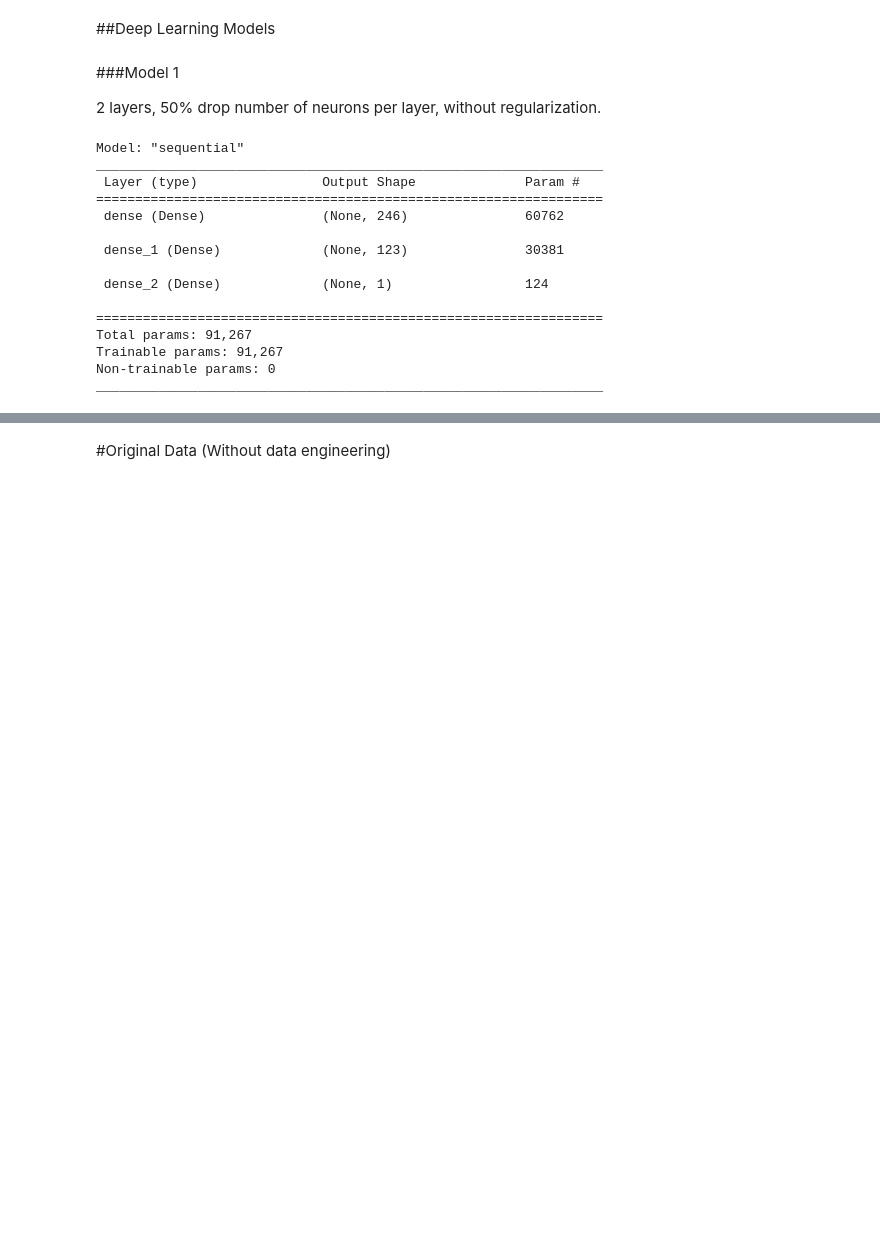
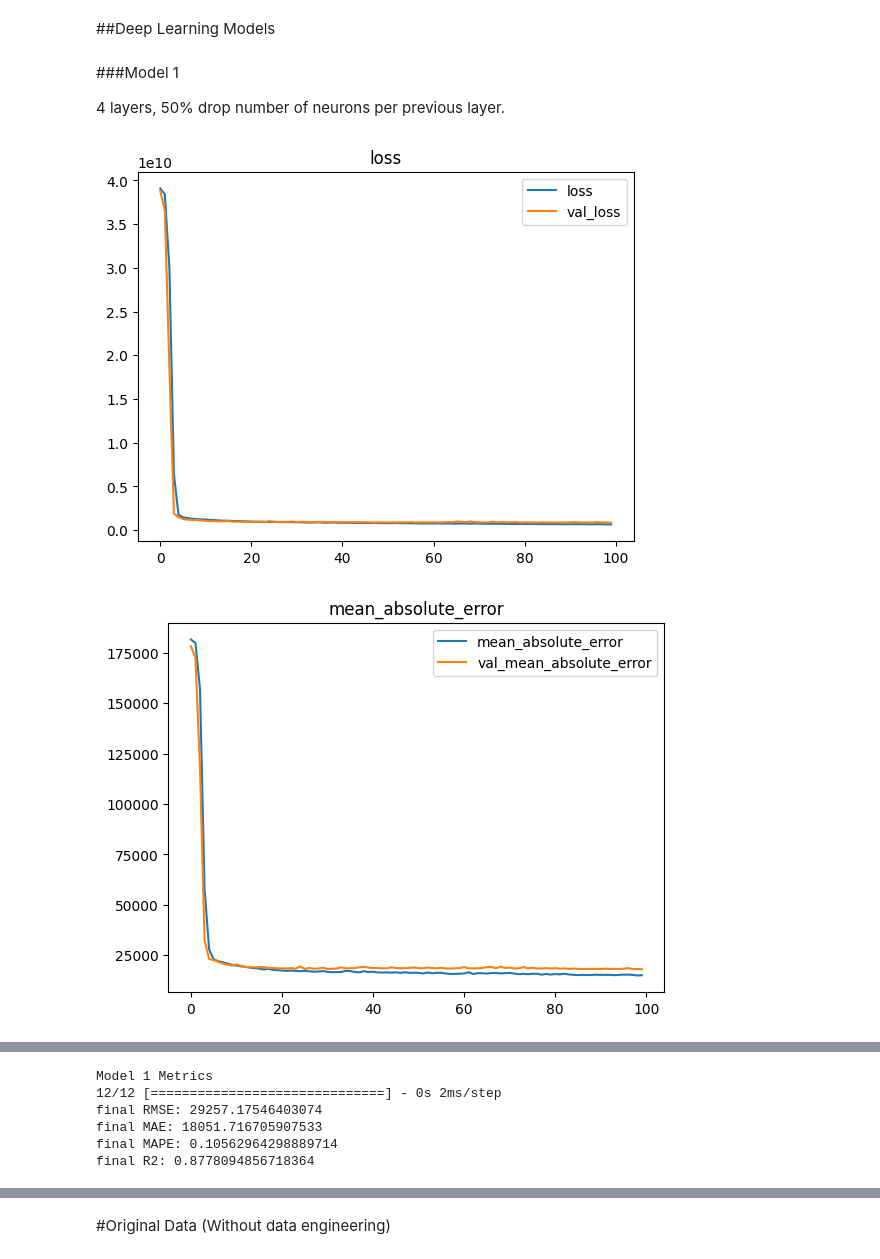
Before and after one commit to hawkeyedatatsai/Neural-Network-Kaggle-Challenge, a Jupyter notebook: 8_Neural_Network_Kaggle_Exercise_(Core).ipynb, the cells around one changed output, grey strips where cells are left out. Saved outputs shown, nothing was run; the diff lists cells and outputs as text; code cells hidden in the pictures; blank space fills up the shorter version.

```diff
--- a/8_Neural_Network_Kaggle_Exercise_(Core).ipynb
+++ b/8_Neural_Network_Kaggle_Exercise_(Core).ipynb
@@ -308,34 +339,33 @@ def plot_history(history):
 # %% [markdown]
 ###Model 1
 
-2 layers, 50% drop number of neurons per layer, without regularization.
+4 layers, 50% drop number of neurons per previous layer.
 # %%
 #create model architecture
 input_shape = X_train_processed.shape[1]
 
 reg_model1 = Sequential()
 
 #Hidden layers
 reg_model1.add(Dense(input_shape, input_dim=input_shape, activation='relu'))
-reg_model1.add(Dense(input_shape * 0.5, activation='relu'))
+reg_model1.add(Dense(input_shape*.5, activation='relu'))
+reg_model1.add(Dense(input_shape*.25, activation='relu'))
+reg_model1.add(Dense(input_shape*.125, activation='relu'))
 
 #Output layer
 reg_model1.add(Dense(1, activation='linear'))
 
-reg_model1.summary()
+#compile model with additional metrics
+reg_model1.compile(loss='mse',
+                  optimizer='adam',
+                  metrics=[metrics.MeanAbsoluteError(),
+                           metrics.RootMeanSquaredError()])
+history1 = reg_model1.fit(X_train_processed, y_train,
+                        validation_data = (X_test_processed, y_test),
+                        epochs=100,
+                        verbose=0)
+# plot learning
+plot_history(history1)
 # %% [output]
-Model: "sequential"
-_________________________________________________________________
- Layer (type)                Output Shape              Param #
-=================================================================
- dense (Dense)               (None, 246)               60762
-
- dense_1 (Dense)             (None, 123)               30381
-
- dense_2 (Dense)             (None, 1)                 124
-
-=================================================================
-Total params: 91,267
-Trainable params: 91,267
-Non-trainable params: 0
-_________________________________________________________________
+[figure, added]
+[figure, added]
@@ -341,0 +373,14 @@ _________________________________________________________________
+# %%
+print('Model 1 Metrics')
+model1_y_pred = reg_model1.predict(X_test_processed)
+print(f'final RMSE: {np.sqrt(mean_squared_error(y_test, model1_y_pred))}')
+print(f'final MAE: {mean_absolute_error(y_test, model1_y_pred)}')
+print(f'final MAPE: {mean_absolute_percentage_error(y_test, model1_y_pred)}')
+print(f'final R2: {r2_score(y_test, model1_y_pred)}')
+# %% [output]
+Model 1 Metrics
+12/12 [==============================] - 0s 2ms/step
+final RMSE: 29257.17546403074
+final MAE: 18051.716705907533
+final MAPE: 0.10562964298889714
+final R2: 0.8778094856718364
```
Also changed, not shown: parts of 39 cells of this notebook.
